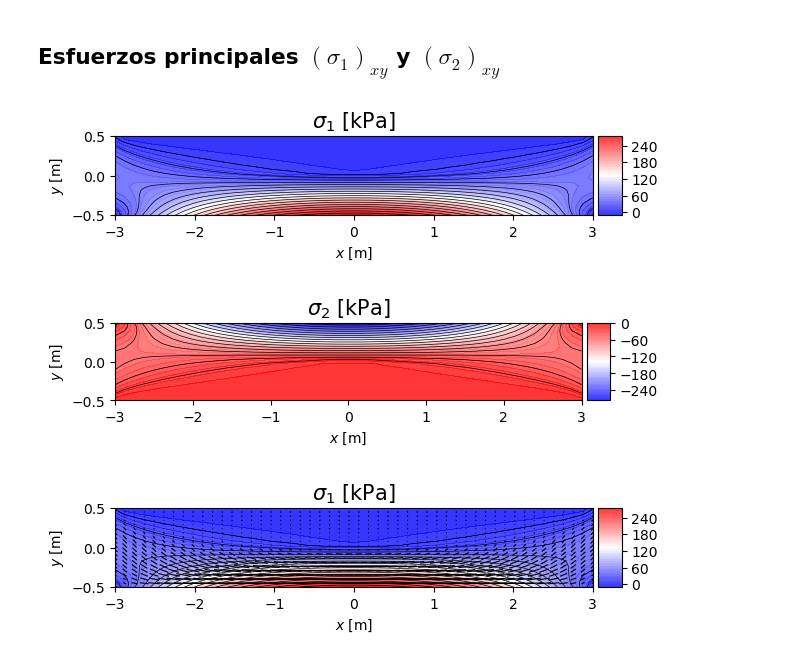
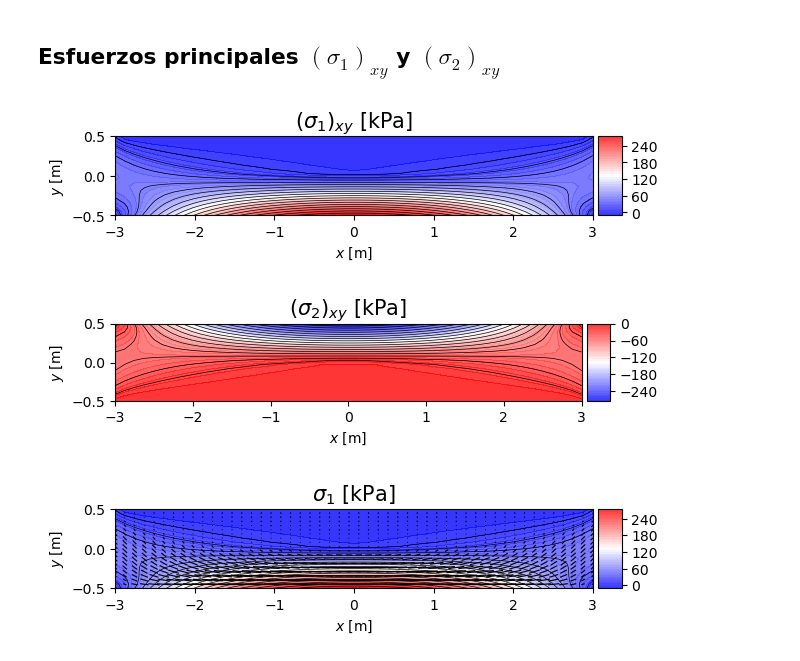
Before and after one commit to michaelherediaperez/medio-continuo, a Jupyter notebook: codigos/cap_04/04_09_graficos_colores.ipynb, the cells around one changed output. Drawn from its saved outputs; the diff is of its cells as text; code cells hidden in the pictures.

```diff
--- a/codigos/cap_04/04_09_graficos_colores.ipynb
+++ b/codigos/cap_04/04_09_graficos_colores.ipynb
@@ -162,11 +161,11 @@ plot_esf_def(gxy, r"$\gamma_{xy}$ [rad]")
 ## Esfuerzos principales $(\sigma_1)_{xy}$ y $(\sigma_2)_{xy}$
 # %%
 # SIN las inclinaciones
-plot_esf_def(s1, r"$\sigma_1$ [kPa]")
-plot_esf_def(s2, r"$\sigma_2$ [kPa]")
+plot_esf_def(s1, r"$(\sigma_1)_{xy}$ [kPa]")
+plot_esf_def(s2, r"$(\sigma_2)_{xy}$ [kPa]")
 # %% [output]
-[figure, old version]
+[figure, new version]
-[figure, old version]
+[figure, new version]
 # %%
 # CON las inclinaciones
 plot_esf_def(s1, r"$\sigma_1$ [kPa]", t1)
```
Also changed, not shown: parts of 1 cell of this notebook.
